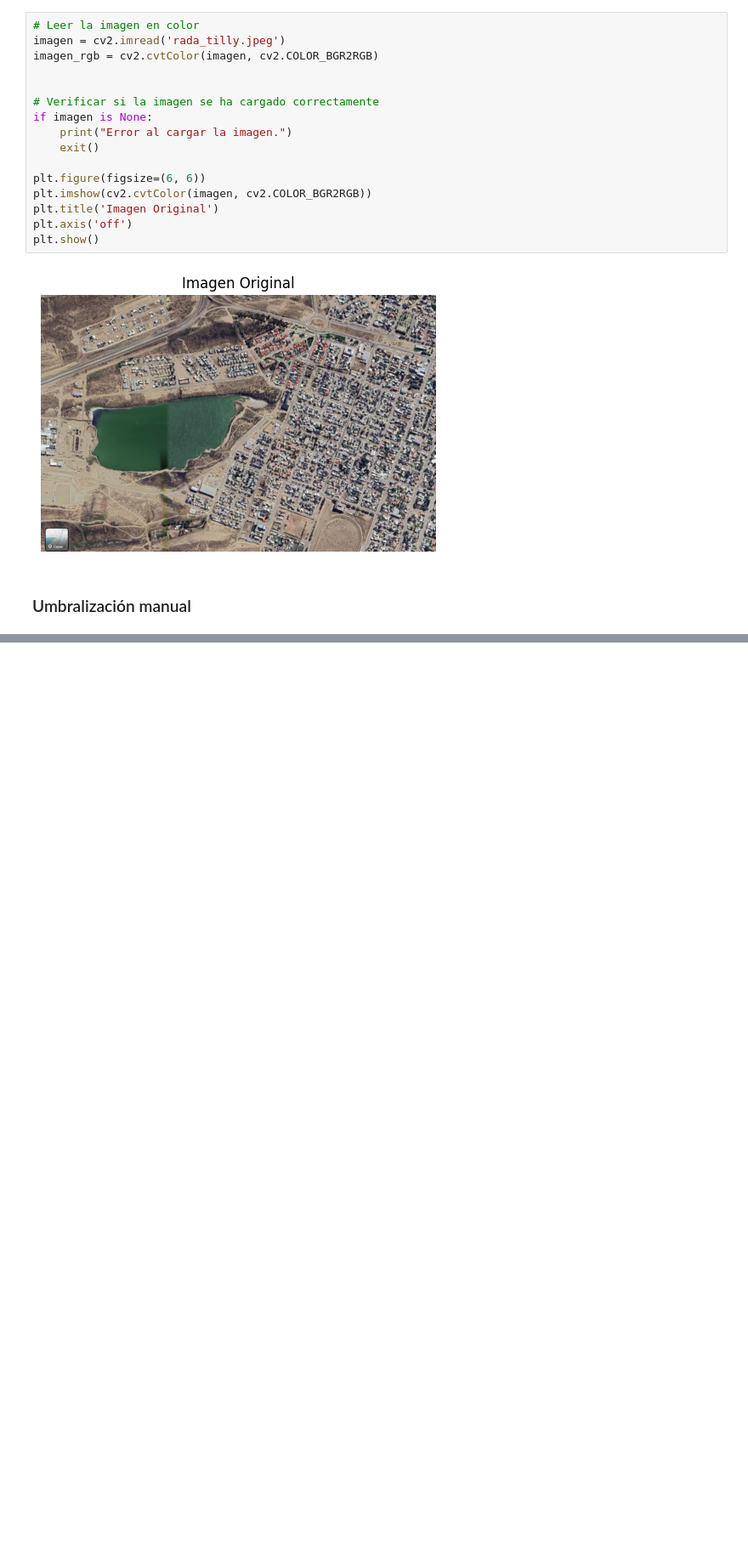
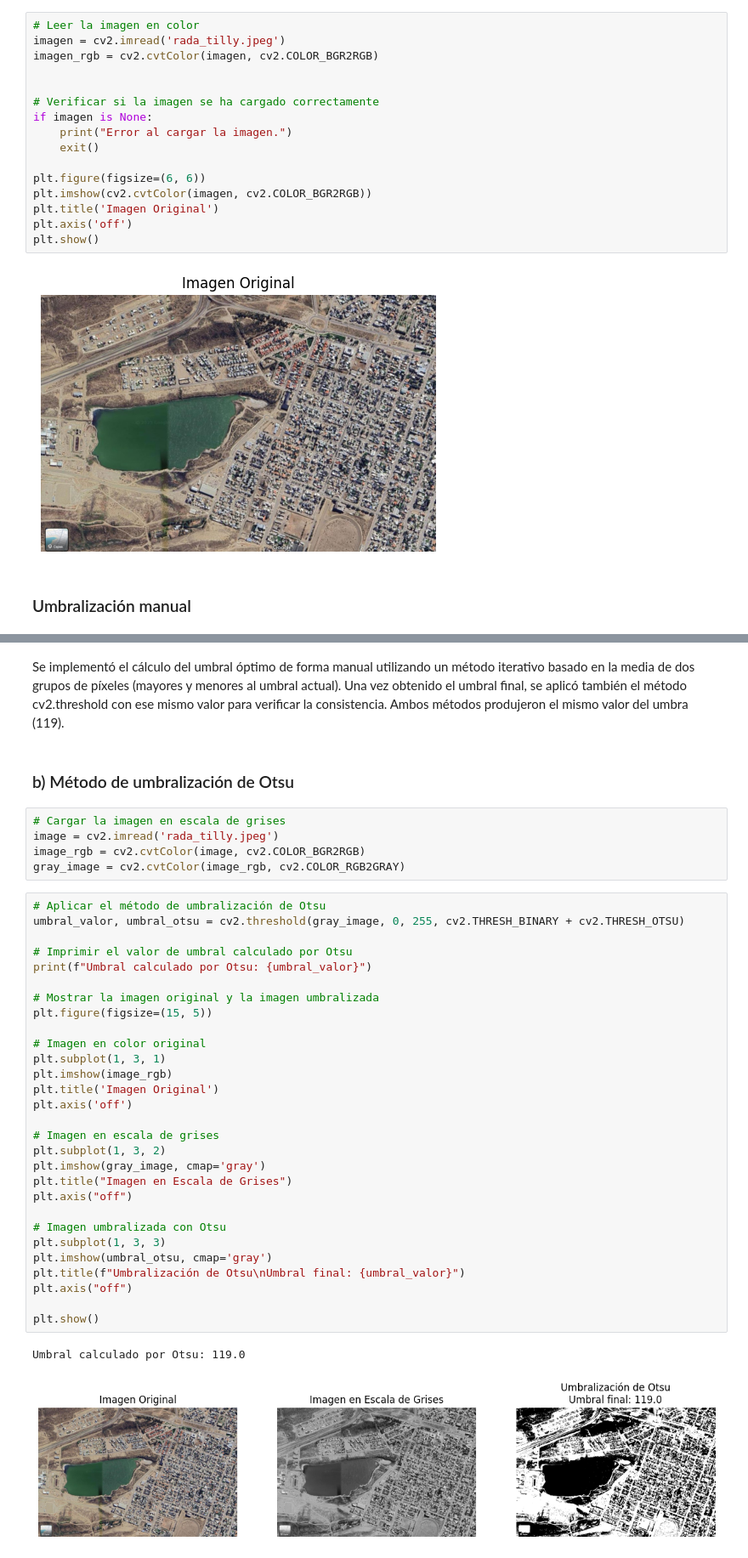
Before and after one commit to SantiSosa/Imagenes_satelitales_TP3, a Jupyter notebook: SosaSuarezSantiagoTP3.ipynb, the cells around one changed output, grey strips where cells are left out. Shown at 85% size. Cells and saved outputs as stored; diff of their text form; blank space fills up the shorter version.

```diff
--- a/SosaSuarezSantiagoTP3.ipynb
+++ b/SosaSuarezSantiagoTP3.ipynb
@@ -159,3 +158,44 @@ plt.show()
 Umbral final después de la convergencia: 119
 Umbral calculado por Global: 119.0
 [figure]
+# %% [markdown]
+Se implementó el cálculo del umbral óptimo de forma manual utilizando un método iterativo basado en la media de dos grupos de píxeles (mayores y menores al umbral actual). Una vez obtenido el umbral final, se aplicó también el método cv2.threshold con ese mismo valor para verificar la consistencia. Ambos métodos produjeron el mismo valor del umbra (119).
+# %% [markdown]
+### b) Método de umbralización de Otsu
+# %%
+# Cargar la imagen en escala de grises
+image = cv2.imread('rada_tilly.jpeg')
+image_rgb = cv2.cvtColor(image, cv2.COLOR_BGR2RGB)
+gray_image = cv2.cvtColor(image_rgb, cv2.COLOR_RGB2GRAY)
+# %%
+# Aplicar el método de umbralización de Otsu
+umbral_valor, umbral_otsu = cv2.threshold(gray_image, 0, 255, cv2.THRESH_BINARY + cv2.THRESH_OTSU)
+
+# Imprimir el valor de umbral calculado por Otsu
+print(f"Umbral calculado por Otsu: {umbral_valor}")
+
+# Mostrar la imagen original y la imagen umbralizada
+plt.figure(figsize=(15, 5))
+
+# Imagen en color original
+plt.subplot(1, 3, 1)
+plt.imshow(image_rgb)
+plt.title('Imagen Original')
+plt.axis('off')
+
+# Imagen en escala de grises
+plt.subplot(1, 3, 2)
+plt.imshow(gray_image, cmap='gray')
+plt.title("Imagen en Escala de Grises")
+plt.axis("off")
+
+# Imagen umbralizada con Otsu
+plt.subplot(1, 3, 3)
+plt.imshow(umbral_otsu, cmap='gray')
+plt.title(f"Umbralización de Otsu\nUmbral final: {umbral_valor}")
+plt.axis("off")
+
+plt.show()
+# %% [output]
+Umbral calculado por Otsu: 119.0
+[figure, added]
```
Also changed, not shown: parts of 6 cells of this notebook.
